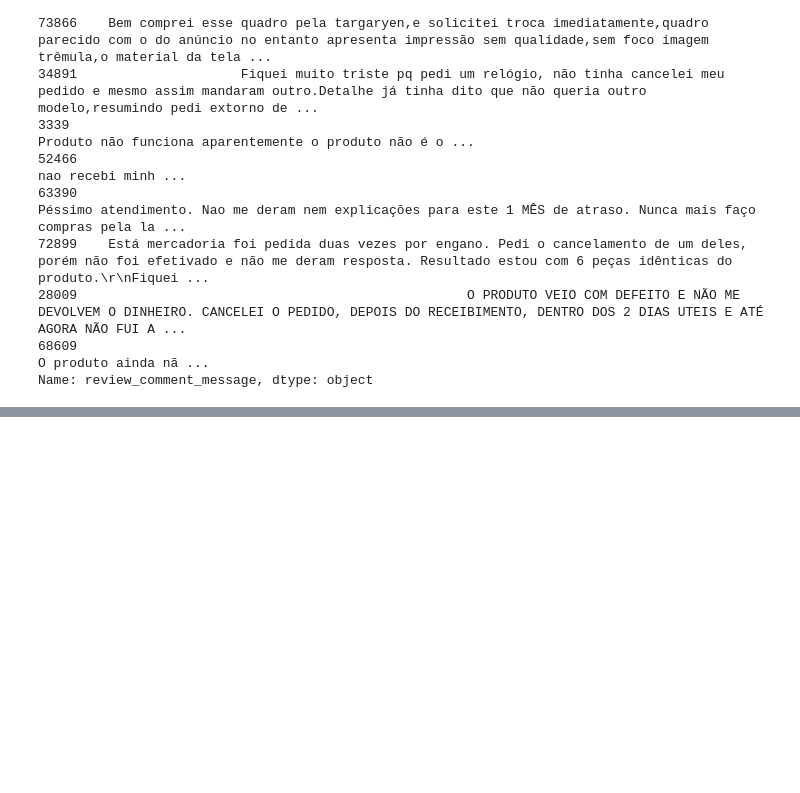
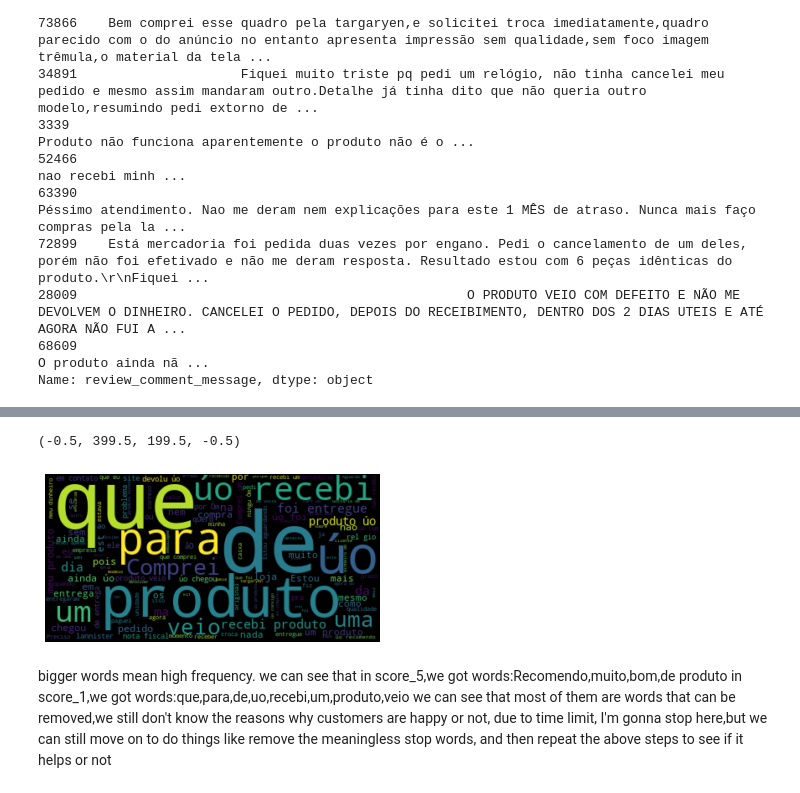
Before and after one commit to FoeinLove/Philips_Market_Analytics, a Jupyter notebook: phi.ipynb, the cells around one changed output, grey strips where cells are left out. Drawn from its saved outputs; the diff is of its cells as text; code cells hidden in the pictures; blank space fills up the shorter version.

```diff
--- a/phi.ipynb
+++ b/phi.ipynb
@@ -249,0 +342,15 @@ We can extract key words from their comment messages to get a statistical view.
+# %%
+text = open('score_1.csv',encoding='ibm860').read()
+wc = WordCloud().generate(text)
+plt.imshow(wc,interpolation='bilinear')
+plt.axis("off")
+# %% [output]
+(-0.5, 399.5, 199.5, -0.5)
+[figure, added]
+# %% [markdown]
+bigger words mean high frequency.
+we can see that in score_5,we got words:Recomendo,muito,bom,de produto
+    in score_1,we got words:que,para,de,uo,recebi,um,produto,veio
+we can see that most of them are words that can be removed,we still don't know the reasons why customers are happy or not,
+due to time limit, I'm gonna stop here,but we can still move on to do things like remove the meaningless stop words,
+and then repeat the above steps to see if it helps or not
```
Also changed, not shown: parts of 197 cells of this notebook, 6 other files.
